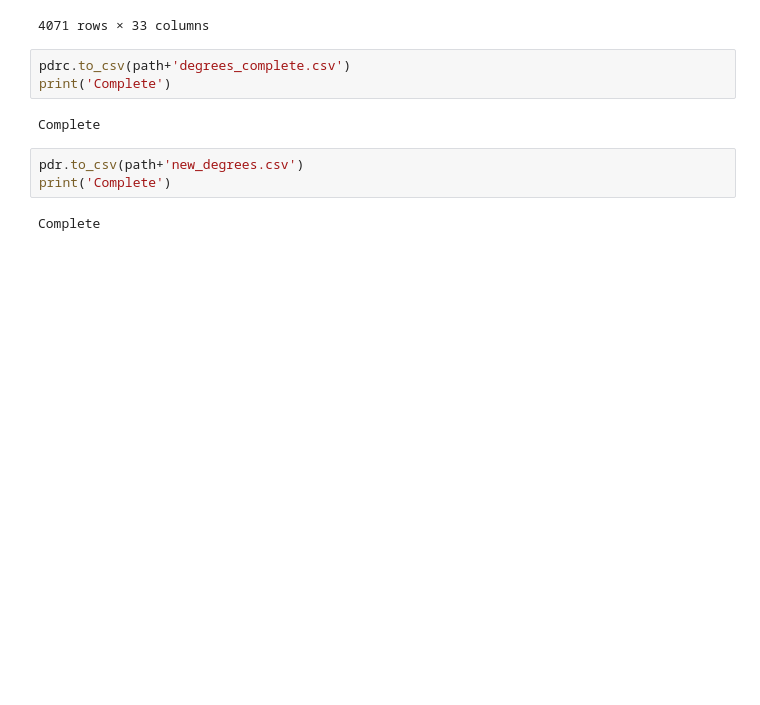
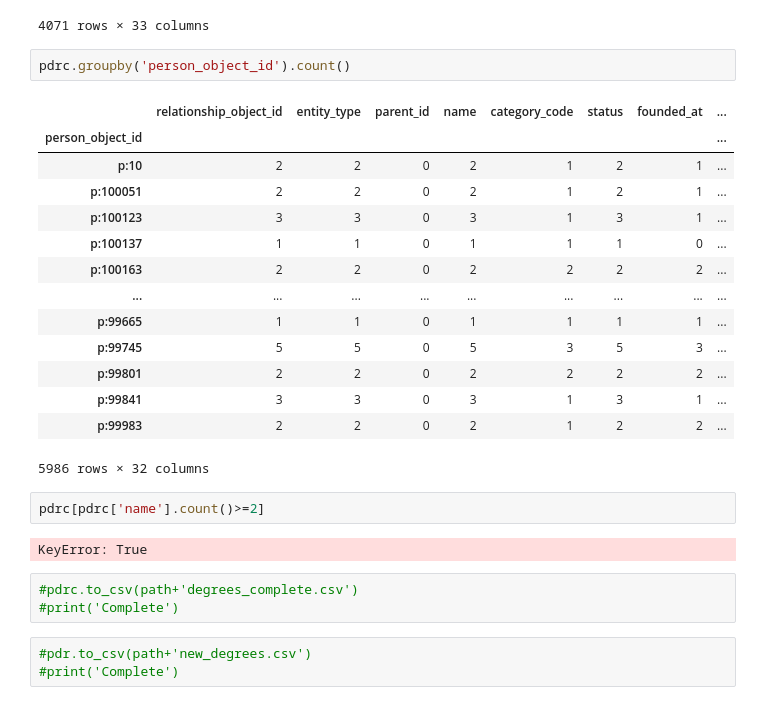
Before and after one commit to PaulIsenberg/FWIP_Venture, a Jupyter notebook: CompPplDegree.ipynb, the cells around one changed output. Cells and saved outputs as stored; diff of their text form; blank space fills up the shorter version.

```diff
--- a/CompPplDegree.ipynb
+++ b/CompPplDegree.ipynb
@@ -479,13 +479,30 @@ pdrc3[pdrc3['founded_at']>='2000-01-01']
 | 14973 | c:9972 | Company | NaN | Lyft | software | operating | 2007-01-01 | NaN | ... |
 | 14974 | c:9972 | Company | NaN | Lyft | software | operating | 2007-01-01 | NaN | ... |
 4071 rows × 33 columns
+# %%
+pdrc.groupby('person_object_id').count()
+# %% [output]
+|  | relationship_object_id | entity_type | parent_id | name | category_code | status | founded_at | ... |
+| person_object_id |  |  |  |  |  |  |  | ... |
+| p:10 | 2 | 2 | 0 | 2 | 1 | 2 | 1 | ... |
+| p:100051 | 2 | 2 | 0 | 2 | 1 | 2 | 1 | ... |
+| p:100123 | 3 | 3 | 0 | 3 | 1 | 3 | 1 | ... |
+| p:100137 | 1 | 1 | 0 | 1 | 1 | 1 | 0 | ... |
+| p:100163 | 2 | 2 | 0 | 2 | 2 | 2 | 2 | ... |
+| ... | ... | ... | ... | ... | ... | ... | ... | ... |
+| p:99665 | 1 | 1 | 0 | 1 | 1 | 1 | 1 | ... |
+| p:99745 | 5 | 5 | 0 | 5 | 3 | 5 | 3 | ... |
+| p:99801 | 2 | 2 | 0 | 2 | 2 | 2 | 2 | ... |
+| p:99841 | 3 | 3 | 0 | 3 | 1 | 3 | 1 | ... |
+| p:99983 | 2 | 2 | 0 | 2 | 1 | 2 | 2 | ... |
+5986 rows × 32 columns
+# %%
+pdrc[pdrc['name'].count()>=2]
+# %% [output]
+KeyError: True
 # %%
-pdrc.to_csv(path+'degrees_complete.csv')
-print('Complete')
+#pdrc.to_csv(path+'degrees_complete.csv')
+#print('Complete')
-# %% [output]
-Complete
 # %%
-pdr.to_csv(path+'new_degrees.csv')
-print('Complete')
+#pdr.to_csv(path+'new_degrees.csv')
+#print('Complete')
-# %% [output]
-Complete
```
